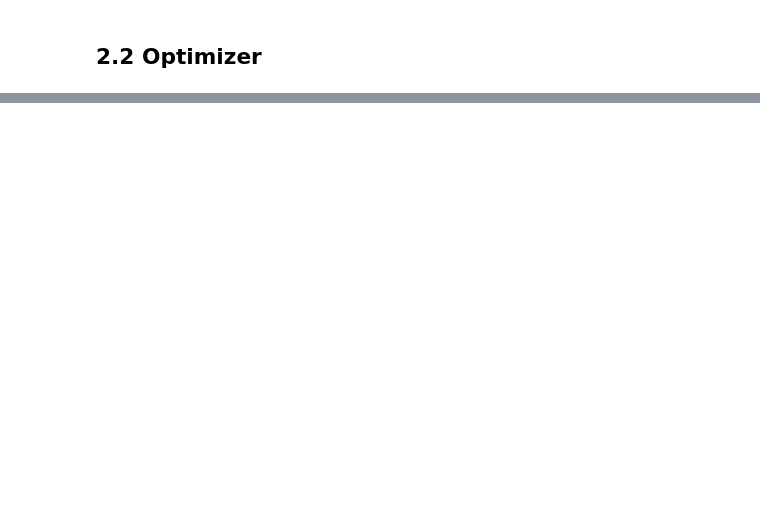
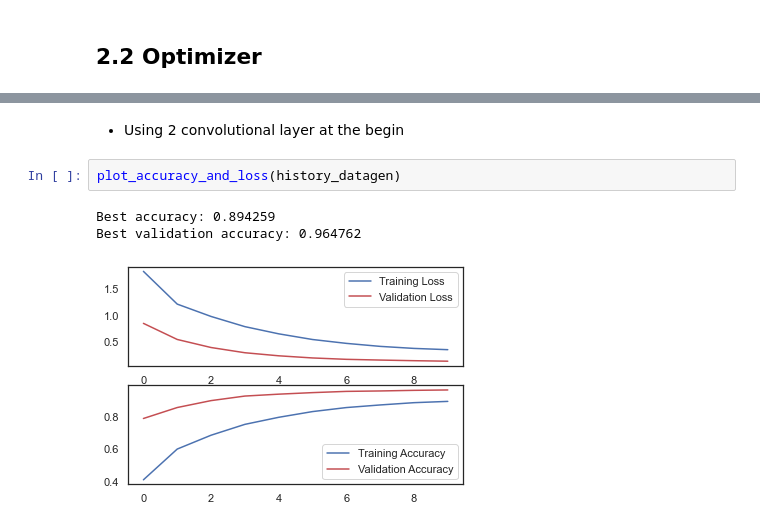
Before and after one commit to lievi/cnn_tutorial, a Jupyter notebook: mnist_classification.ipynb, the cells around one changed output, grey strips where cells are left out. Drawn from its saved outputs; the diff is of its cells as text; blank space fills up the shorter version.

```diff
--- a/mnist_classification.ipynb
+++ b/mnist_classification.ipynb
@@ -187,0 +412,8 @@ KeyboardInterrupt:
+# %% [markdown]
+- Using 2 convolutional layer at the begin
+# %%
+plot_accuracy_and_loss(history_datagen)
+# %% [output]
+Best accuracy: 0.894259
+Best validation accuracy: 0.964762
+[figure, added]
```
Also changed, not shown: parts of 22 cells of this notebook.
